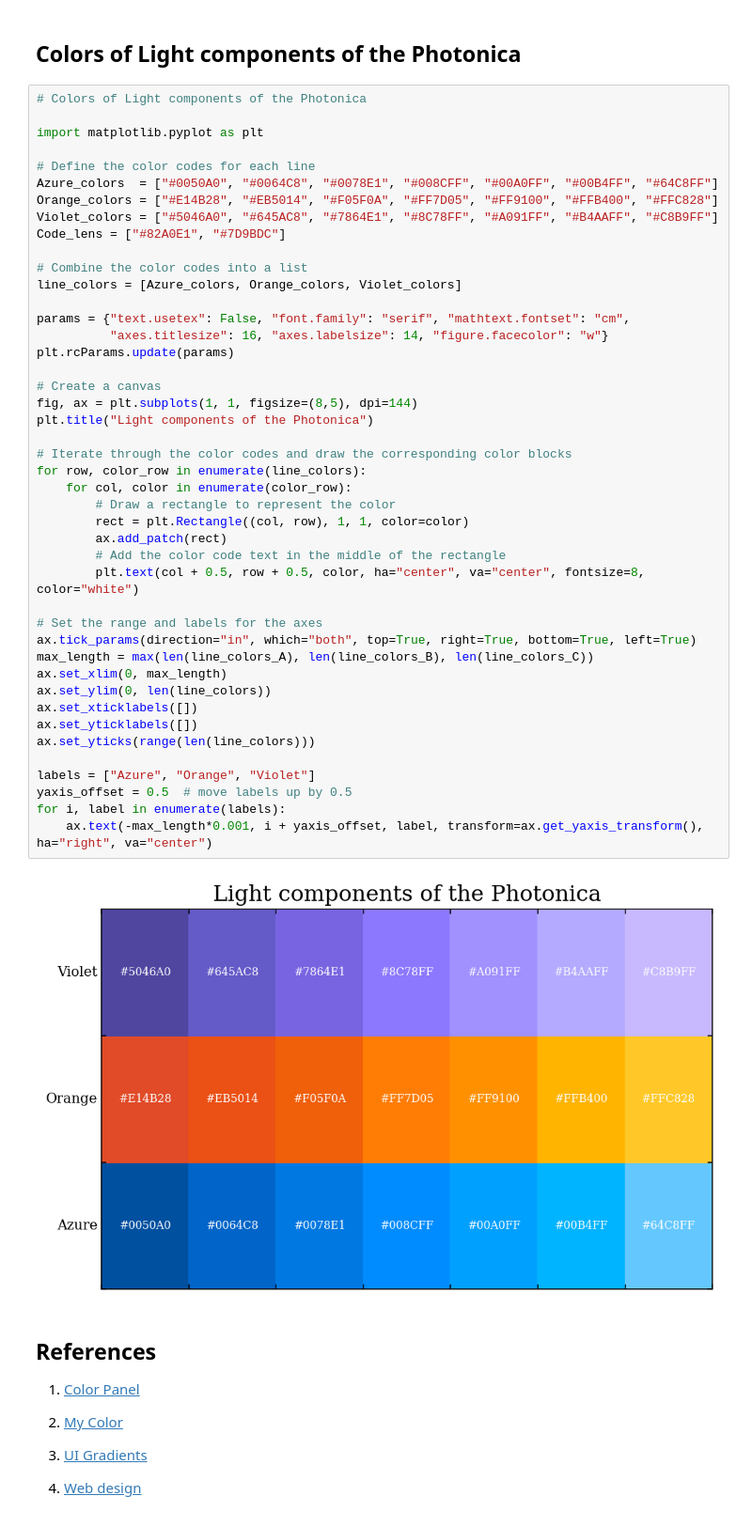
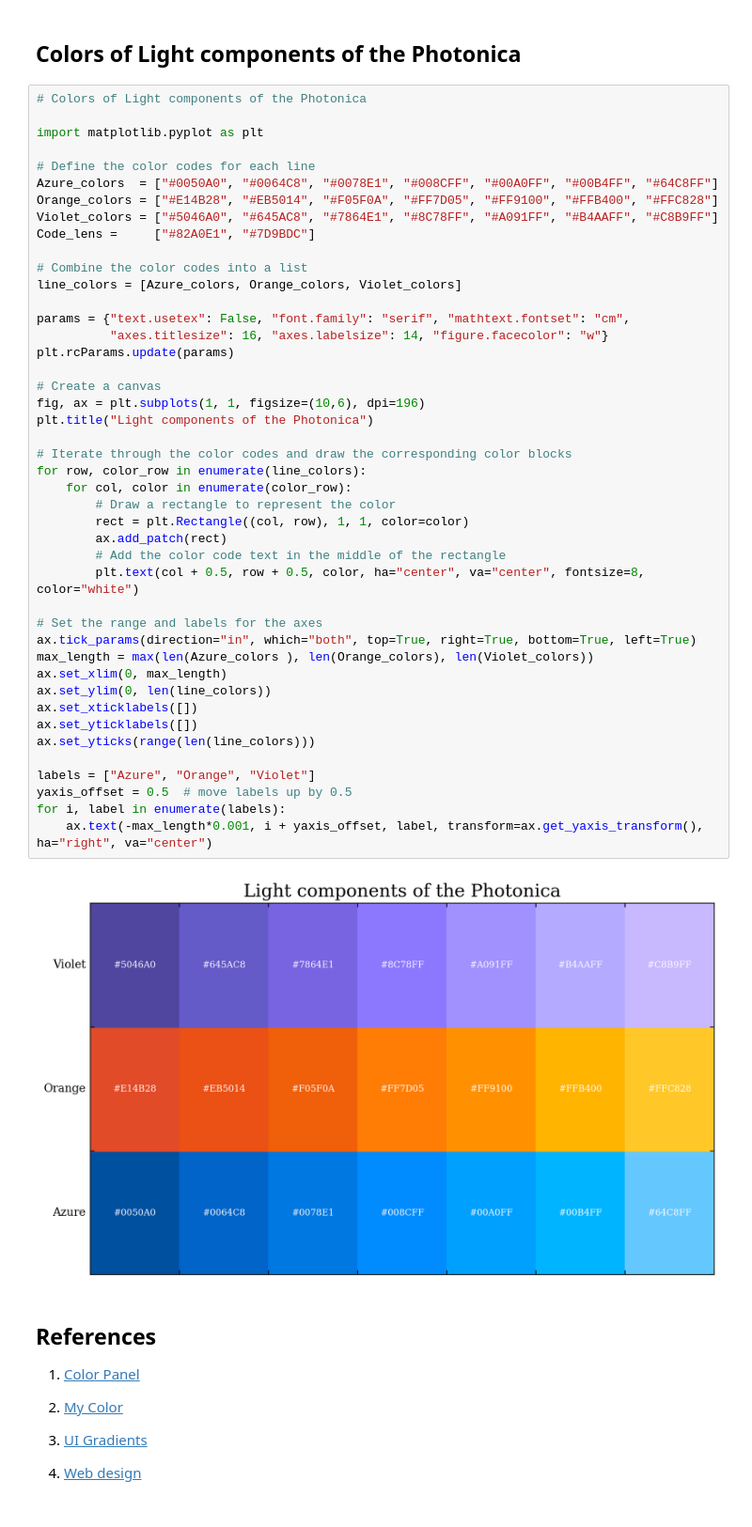
Before and after one commit to Photonico/Computational_Physics_Topics, a Jupyter notebook: Color References/Colors Demonstration.ipynb, the cells around one changed output. Shown at 94% size. Cells and saved outputs as stored; diff of their text form.

Commit message:
Update colors

```diff
--- a/Color References/Colors Demonstration.ipynb
+++ b/Color References/Colors Demonstration.ipynb
@@ -102,43 +118,43 @@ import matplotlib.pyplot as plt
 Azure_colors  = ["#0050A0", "#0064C8", "#0078E1", "#008CFF", "#00A0FF", "#00B4FF", "#64C8FF"]
 Orange_colors = ["#E14B28", "#EB5014", "#F05F0A", "#FF7D05", "#FF9100", "#FFB400", "#FFC828"]
 Violet_colors = ["#5046A0", "#645AC8", "#7864E1", "#8C78FF", "#A091FF", "#B4AAFF", "#C8B9FF"]
-Code_lens = ["#82A0E1", "#7D9BDC"]
+Code_lens =     ["#82A0E1", "#7D9BDC"]
 
 # Combine the color codes into a list
 line_colors = [Azure_colors, Orange_colors, Violet_colors]
 
 params = {"text.usetex": False, "font.family": "serif", "mathtext.fontset": "cm",
           "axes.titlesize": 16, "axes.labelsize": 14, "figure.facecolor": "w"}
 plt.rcParams.update(params)
 
 # Create a canvas
-fig, ax = plt.subplots(1, 1, figsize=(8,5), dpi=144)
+fig, ax = plt.subplots(1, 1, figsize=(10,6), dpi=196)
 plt.title("Light components of the Photonica")
 
 # Iterate through the color codes and draw the corresponding color blocks
 for row, color_row in enumerate(line_colors):
     for col, color in enumerate(color_row):
         # Draw a rectangle to represent the color
         rect = plt.Rectangle((col, row), 1, 1, color=color)
         ax.add_patch(rect)
         # Add the color code text in the middle of the rectangle
         plt.text(col + 0.5, row + 0.5, color, ha="center", va="center", fontsize=8, color="white")
 
 # Set the range and labels for the axes
 ax.tick_params(direction="in", which="both", top=True, right=True, bottom=True, left=True)
-max_length = max(len(line_colors_A), len(line_colors_B), len(line_colors_C))
+max_length = max(len(Azure_colors ), len(Orange_colors), len(Violet_colors))
 ax.set_xlim(0, max_length)
 ax.set_ylim(0, len(line_colors))
 ax.set_xticklabels([])
 ax.set_yticklabels([])
 ax.set_yticks(range(len(line_colors)))
 
 labels = ["Azure", "Orange", "Violet"]
 yaxis_offset = 0.5  # move labels up by 0.5
 for i, label in enumerate(labels):
     ax.text(-max_length*0.001, i + yaxis_offset, label, transform=ax.get_yaxis_transform(), ha="right", va="center")
 # %% [output]
-[figure, old version]
+[figure, new version]
 # %% [markdown]
 ## References
 
```
Also changed, not shown: parts of 2 cells of this notebook.
